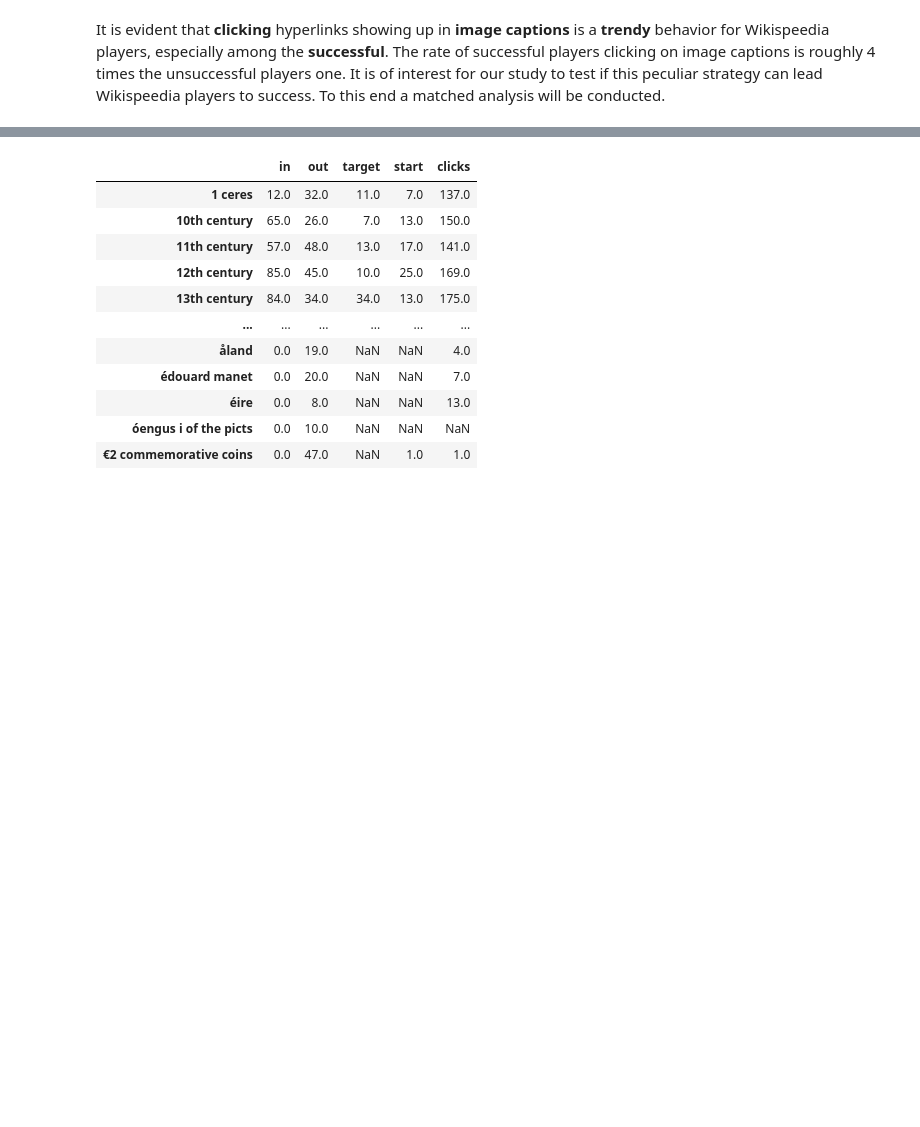
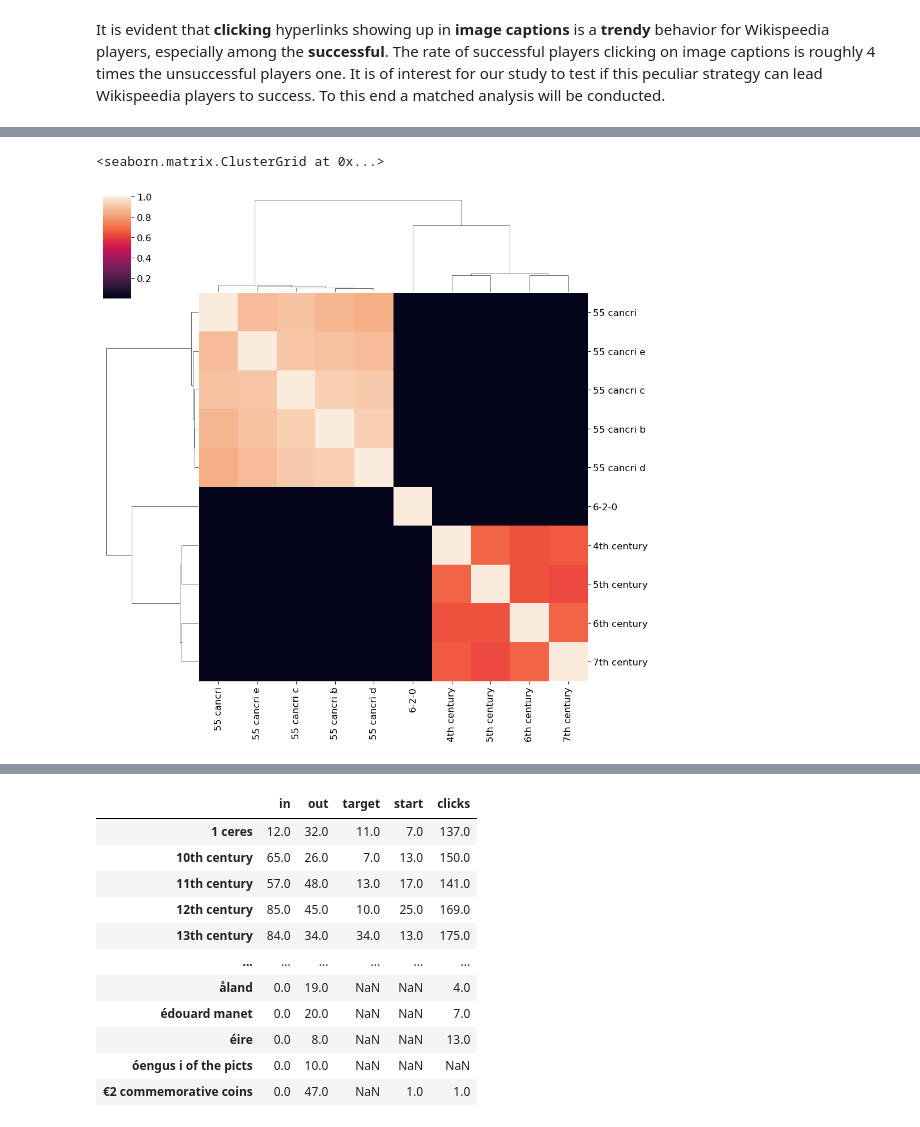
Before and after one commit to epfl-ada/ada-2022-project-theadalyzers, a Jupyter notebook: project_adalyzers.ipynb, the cells around one changed output, grey strips where cells are left out. Cells and saved outputs as stored; diff of their text form; code cells hidden in the pictures; blank space fills up the shorter version.

```diff
--- a/project_adalyzers.ipynb
+++ b/project_adalyzers.ipynb
@@ -572,0 +680,7 @@ final_df.to_csv('processed/final_df.csv', index=False)
+# %%
+# "Cancri" are exoplanets and thus are expected to be similar
+# we again see similarity between time periods
+sns.clustermap(cosine_sim.iloc[50:60, 50:60])
+# %% [output]
+<seaborn.matrix.ClusterGrid at 0x...>
+[figure, added]
```
Also changed, not shown: parts of 50 cells of this notebook.
